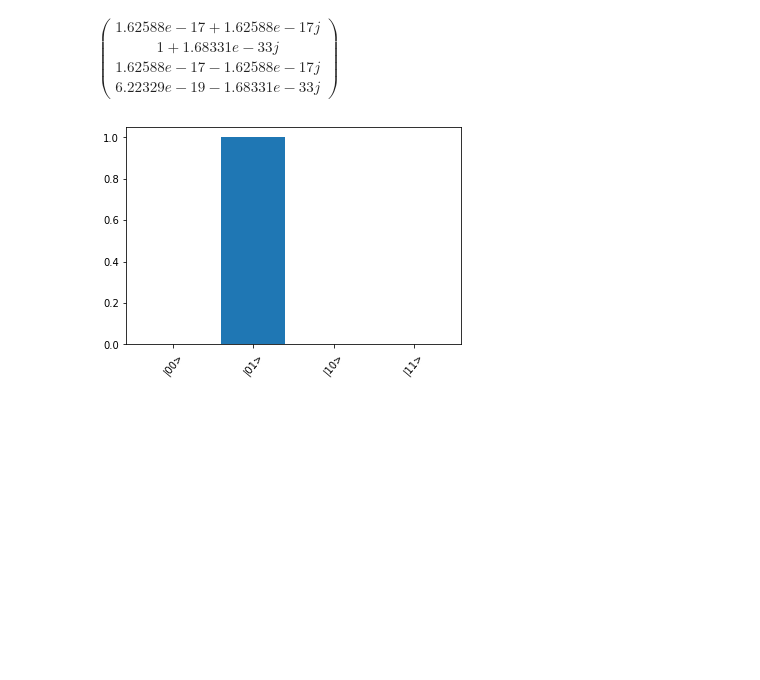
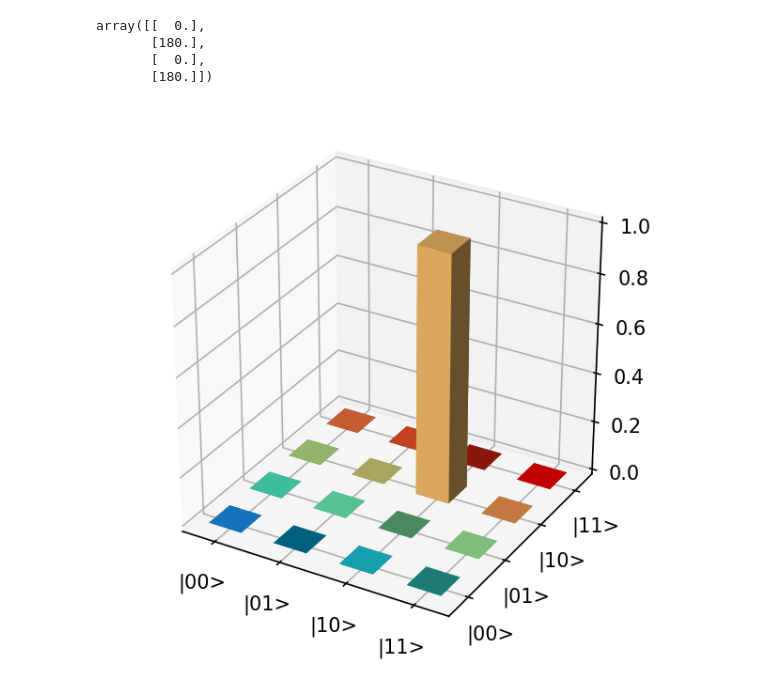
Before and after one commit to clnrp/logicqubit-algorithms, a Jupyter notebook: qft 2q.ipynb, the cells around one changed output. Cells and saved outputs as stored; diff of their text form; code cells hidden in the pictures; blank space fills up the shorter version.

```diff
--- a/qft 2q.ipynb
+++ b/qft 2q.ipynb
@@ -1,24 +1,24 @@
 # %%
 from logicqubit.logic import *
 # %%
-def qft(qr, n):
-    for i in range(n):
+def qft(qr):
+    for i in range(len(qr)):
         for j in range(i):
-            logicQuBit.CU1(qr[j], qr[i], pi/float(2**(i-j)))
-        logicQuBit.H(qr[i])
+            qr[i].CU1(qr[j], pi/float(2**(i-j)))
+        qr[i].H()
 
-def iqft(qr, n): # transformada quântica de Fourier inversa
-    for i in range(n):
+def iqft(qr):
+    for i in range(len(qr)):
         for j in range(i):
-            logicQuBit.CU1(qr[j], qr[i], -pi/float(2**(i-j)))
-        logicQuBit.H(qr[i])
+            qr[i].CU1(qr[j], -pi/float(2**(i-j)))
+        qr[i].H()
 
 def swap(s1, s2):
-    logicQuBit.CX(s1, s2)
-    logicQuBit.CX(s2, s1)
-    logicQuBit.CX(s1, s2)
+    s2.CX(s1)
+    s1.CX(s2)
+    s2.CX(s1)
 # %%
-logicQuBit  = LogicQuBit(2, first_left=True)
+logicQuBit  = LogicQuBit(2, first_left=False)
 
 x1 = Qubit()
 x2 = Qubit()
@@ -26,5 +26,4 @@ x2 = Qubit()
 #x1.X()
 x2.X()
 
-qft([x1,x2],2)
-swap(x1,x2)
+logicQuBit.PlotDensityMatrix()
@@ -35,11 +39,14 @@ $\displaystyle \begin{pmatrix}0.5 \\ 3.06162e-17+0.5j \\ -0.5 \\ -3.06162e-17-0.
+# %%
+logicQuBit.getPsiAtAngles(degree=True)
+# %% [output]
+array([[  0.],
+       [180.],
+       [  0.],
+       [180.]])
 # %%
-iqft([x1,x2],2)
+iqft([x2,x1])
 swap(x1,x2)
 
-x1.PrintState()
-
-logicQuBit.Measure([x1,x2])
-logicQuBit.Plot()
+logicQuBit.PlotDensityMatrix()
 # %% [output]
-$\displaystyle \begin{pmatrix}1.62588e-17+1.62588e-17j \\ 1+1.68331e-33j \\ 1.62588e-17-1.62588e-17j \\ 6.22329e-19-1.68331e-33j \end{pmatrix}$
-[figure, old version]
+[figure, new version]
```
Also changed, not shown: parts of 4 cells of this notebook, 6 other files.
